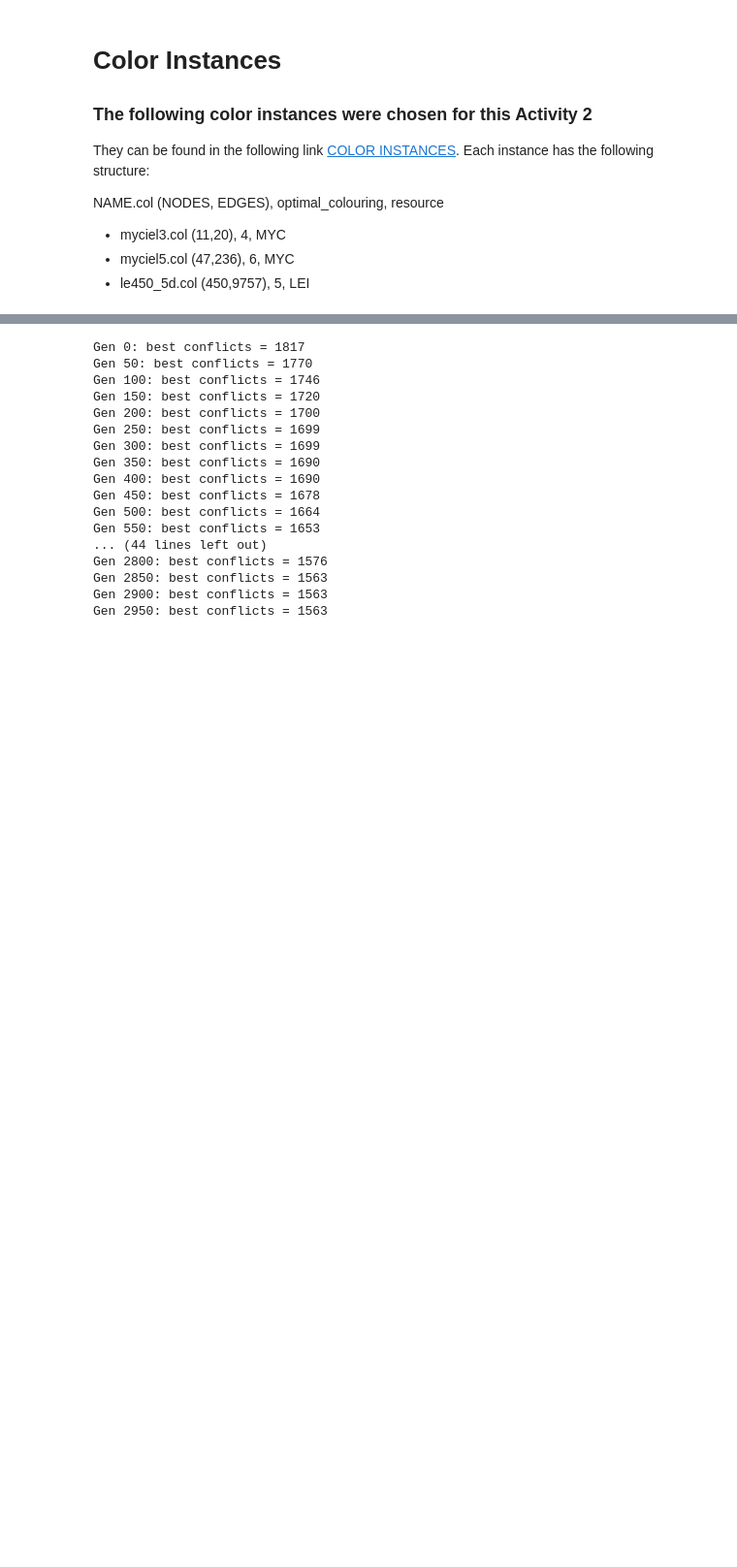
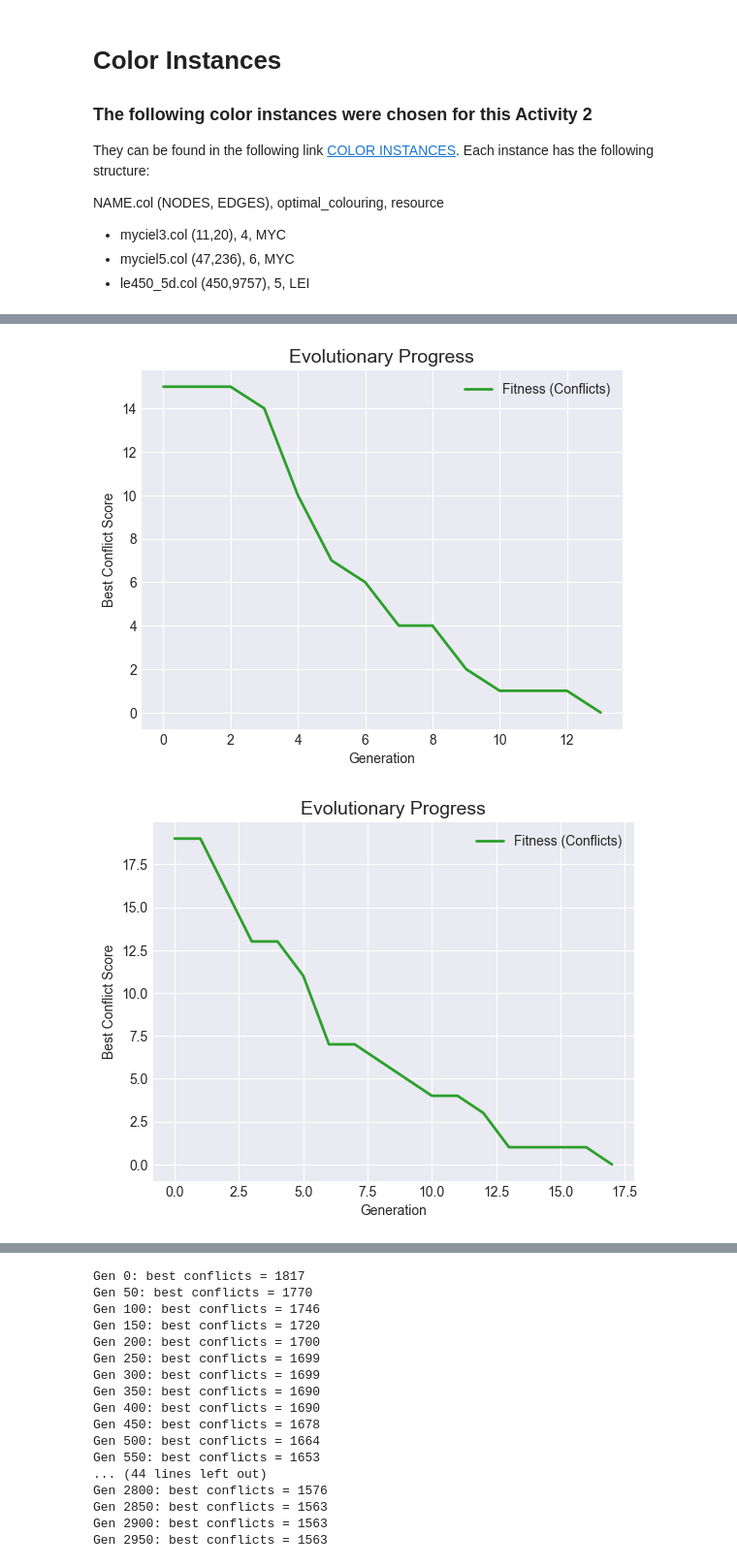
Before and after one commit to sarmijavier/optimization_with_genetic_algorithms, a Jupyter notebook: activity_2.ipynb, the cells around one changed output, grey strips where cells are left out. Shown at 97% size. Cells and saved outputs as stored; diff of their text form; code cells hidden in the pictures; blank space fills up the shorter version.

```diff
--- a/activity_2.ipynb
+++ b/activity_2.ipynb
@@ -173,0 +223,3 @@ Number of Colors {0, 1, 2, 3, 4, 5}
+# %%
+df = pd.DataFrame(csv, columns=columns)
+df.to_csv('genetic_algorithm_results_problem_2.csv', index=False)
@@ -173,0 +242,7 @@ Number of Colors {0, 1, 2, 3, 4, 5}
+# %%
+top_3 = df.sort_values(
+    by=['num_colors', 'generation', 'time'],
+    ascending=[True, True, True]
+).head(3)
+
+top_3
@@ -173,0 +254,10 @@ Number of Colors {0, 1, 2, 3, 4, 5}
+# %%
+geneations_conflicts = top_3[['geneations_conflicts']]
+list_geneations_conflicts = geneations_conflicts['geneations_conflicts'].to_list()
+# %%
+for i in list_geneations_conflicts:
+    problem.generations_conflicts = i
+    problem.plot_conflicts()
+# %% [output]
+[figure, added]
+[figure, added]
```
Also changed, not shown: parts of 19 cells of this notebook, 3 other files.
